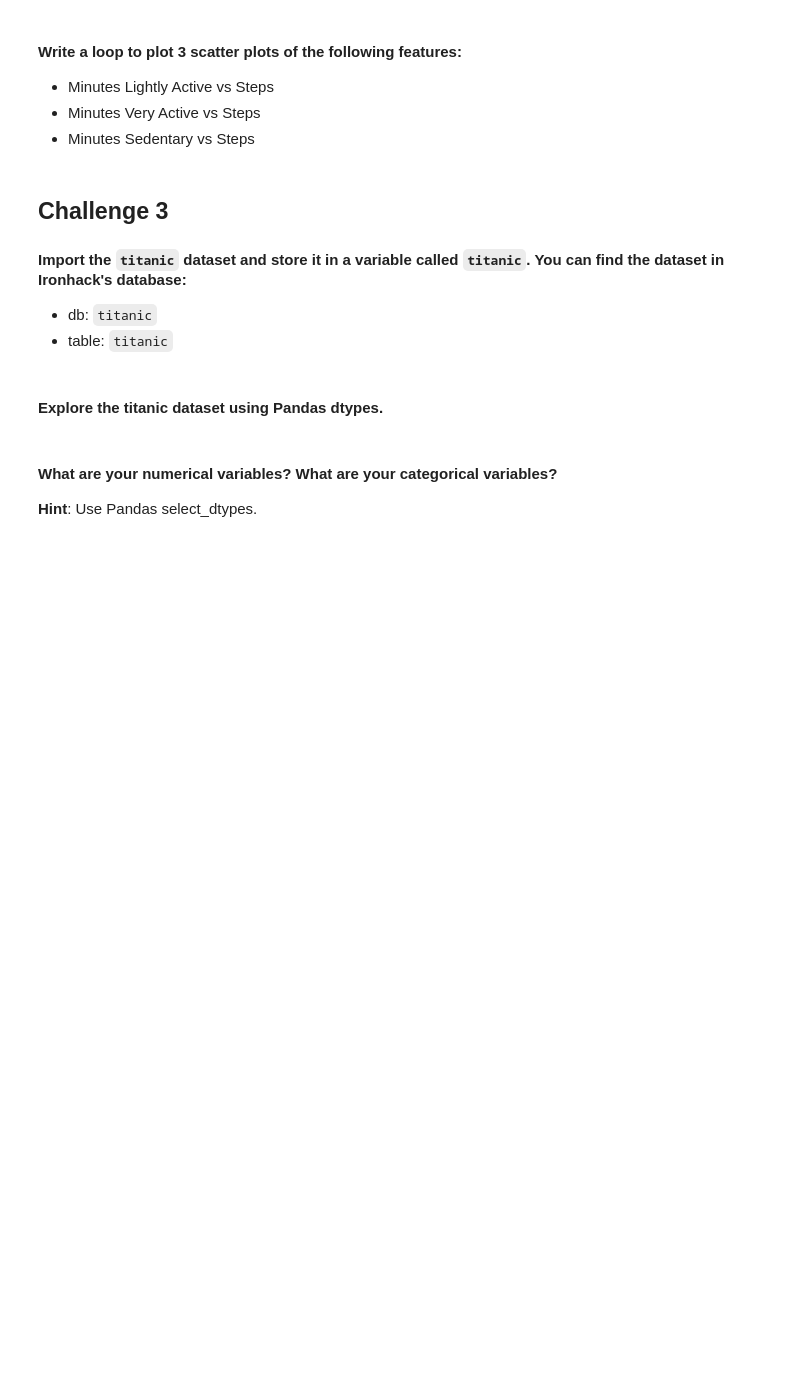
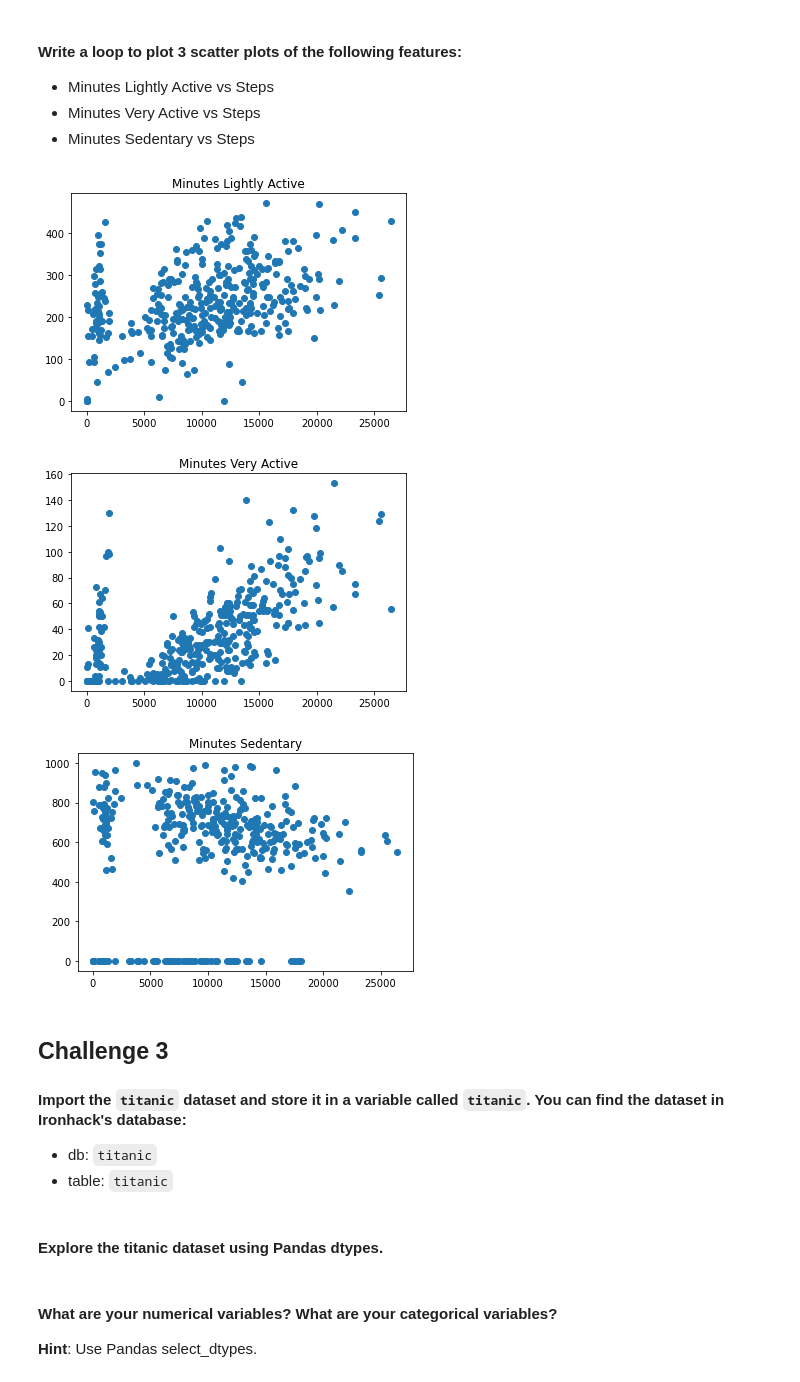
Before and after one commit to HAL9044/dataptmad1121_labs, a Jupyter notebook: module-2/matplotlib-seaborn/your-code/main.ipynb, the cells around one changed output. Saved outputs shown, nothing was run; the diff lists cells and outputs as text; code cells hidden in the pictures; blank space fills up the shorter version.

```diff
--- a/module-2/matplotlib-seaborn/your-code/main.ipynb
+++ b/module-2/matplotlib-seaborn/your-code/main.ipynb
@@ -112,3 +157,16 @@ How the average number of steps change by month. Use the appropriate visualizati
+# %%
+# your code here
+steps = fitbit['Steps']
+columns = ['Minutes Lightly Active', 'Minutes Very Active', 'Minutes Sedentary']
+
+for i in range(len(columns)):
+    plt.scatter(steps, fitbit[columns[i]])
+    plt.title(columns[i])
+    plt.show()
+# %% [output]
+[figure, added]
+[figure, added]
+[figure, added]
 # %% [markdown]
 ## Challenge 3
 
```
Also changed, not shown: parts of 36 cells of this notebook.
